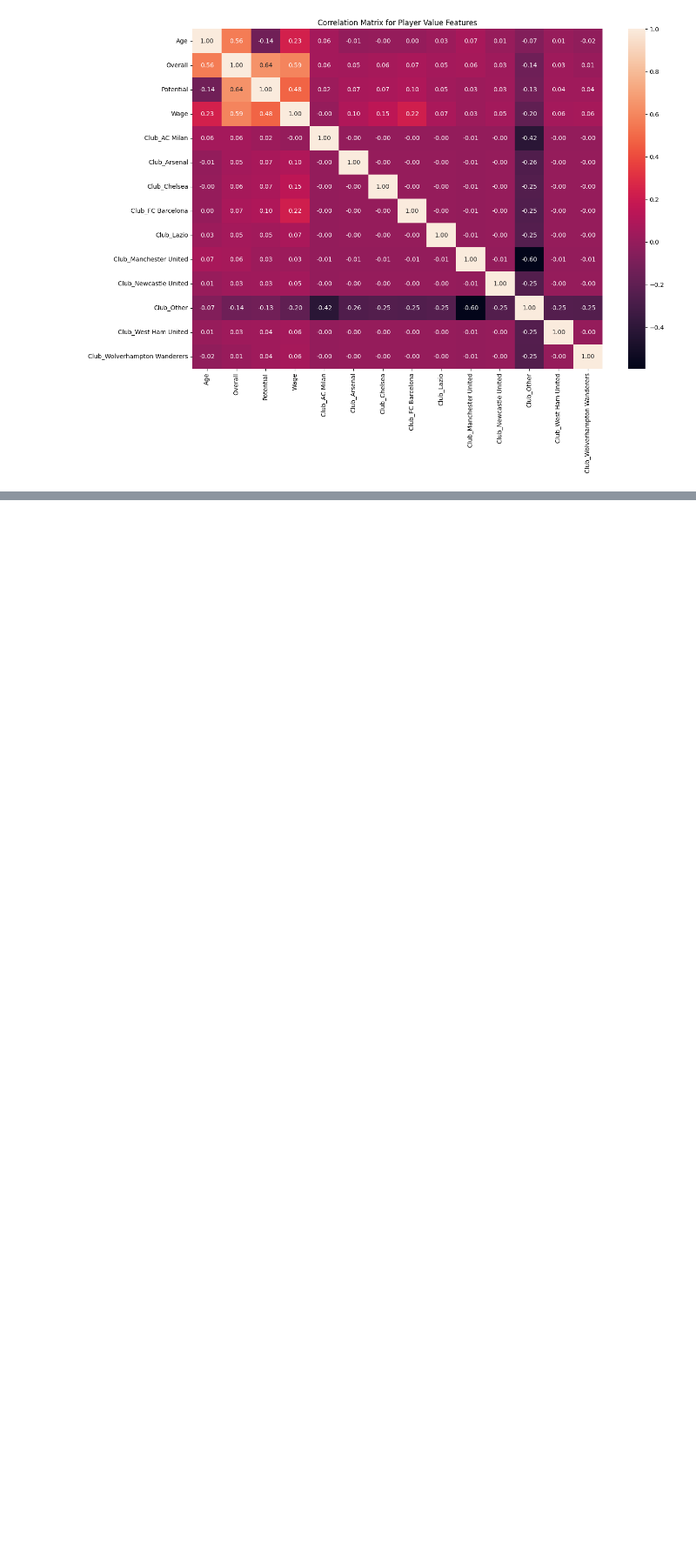
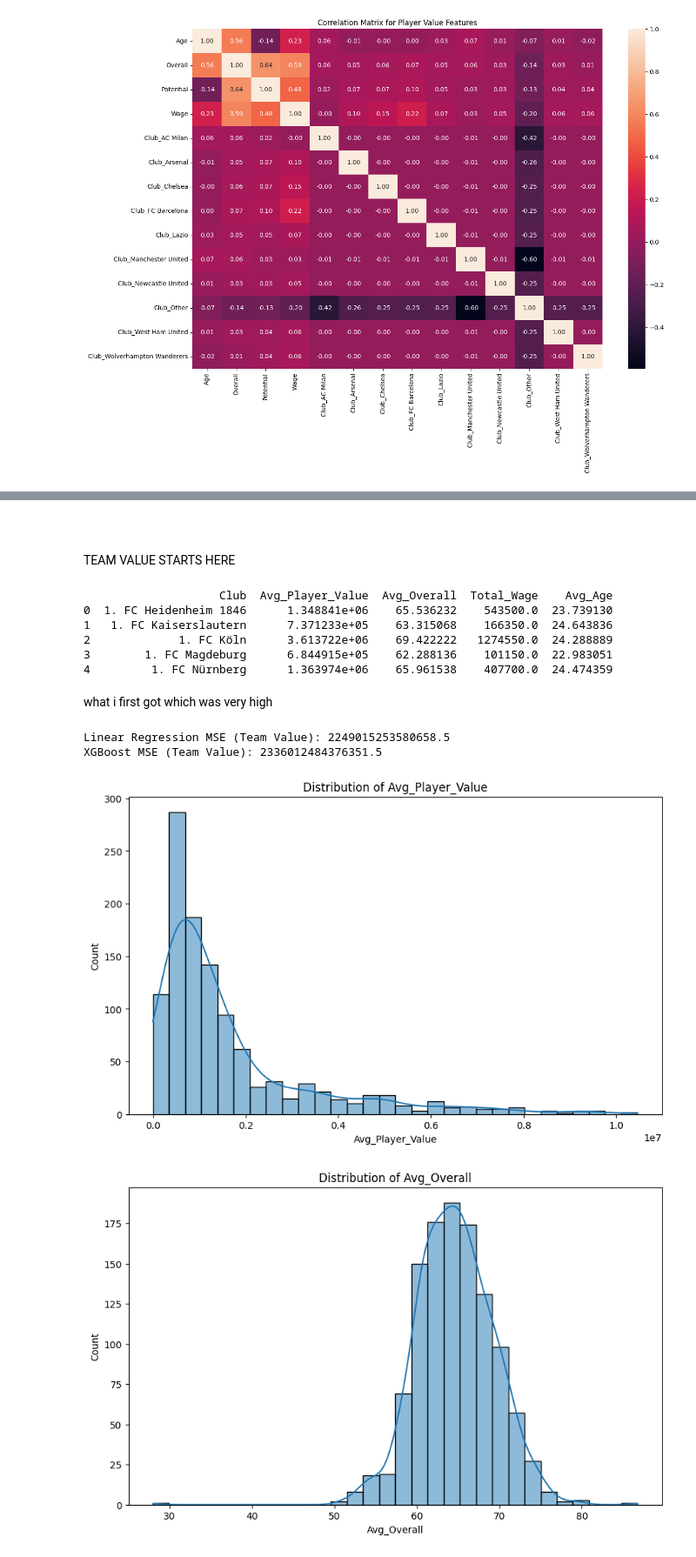
Before and after one commit to tobilobade/mlProject, a Jupyter notebook: Notebooks/EDA1.ipynb, the cells around one changed output, grey strips where cells are left out. Shown at 87% size. Drawn from its saved outputs; the diff is of its cells as text; code cells hidden in the pictures; blank space fills up the shorter version.

```diff
--- a/Notebooks/EDA1.ipynb
+++ b/Notebooks/EDA1.ipynb
@@ -181,0 +331,64 @@ plot_correlation_matrix(X_player_value, 'Correlation Matrix for Player Value Fea
+# %% [markdown]
+######
+# %% [markdown]
+TEAM VALUE STARTS HERE
+# %%
+# Aggregate data by team
+team_df = df.groupby('Club').agg({
+    'Value': 'mean',
+    'Overall': 'mean',
+    'Wage': 'sum',
+    'Age': 'mean'
+}).reset_index()
+
+# Rename columns for clarity
+team_df.rename(columns={
+    'Value': 'Avg_Player_Value',
+    'Overall': 'Avg_Overall',
+    'Wage': 'Total_Wage',
+    'Age': 'Avg_Age'
+}, inplace=True)
+
+print(team_df.head())
+# %% [output]
+                    Club  Avg_Player_Value  Avg_Overall  Total_Wage    Avg_Age
+0  1. FC Heidenheim 1846      1.348841e+06    65.536232    543500.0  23.739130
+1   1. FC Kaiserslautern      7.371233e+05    63.315068    166350.0  24.643836
+2             1. FC Köln      3.613722e+06    69.422222   1274550.0  24.288889
+3        1. FC Magdeburg      6.844915e+05    62.288136    101150.0  22.983051
+4         1. FC Nürnberg      1.363974e+06    65.961538    407700.0  24.474359
+# %% [markdown]
+what i first got which was very high
+# %%
+# Define features and target
+features_team_value = ['Avg_Player_Value', 'Avg_Overall', 'Total_Wage', 'Avg_Age']
+X_team_value = team_df[features_team_value]
+y_team_value = df.groupby('Club')['Value'].sum()
+
+# Split data
+X_train_team, X_test_team, y_train_team, y_test_team = train_test_split(X_team_value, y_team_value, test_size=0.2, random_state=42)
+
+# Linear Regression Model
+lr_team_pipeline = create_robust_pipeline(LinearRegression())
+mse_lr_team = evaluate_model(lr_team_pipeline, X_train_team, y_train_team, X_test_team, y_test_team)
+print(f"Linear Regression MSE (Team Value): {mse_lr_team}")
+
+# XGBoost Model
+xgb_team_pipeline = create_robust_pipeline(XGBRegressor(random_state=42))
+mse_xgb_team = evaluate_model(xgb_team_pipeline, X_train_team, y_train_team, X_test_team, y_test_team)
+print(f"XGBoost MSE (Team Value): {mse_xgb_team}")
+# %% [output]
+Linear Regression MSE (Team Value): 2249015253580658.5
+XGBoost MSE (Team Value): 2336012484376351.5
+# %%
+import seaborn as sns
+
+# Plot distribution of key features
+for feature in features_team_value:
+    plt.figure(figsize=(10, 6))
+    sns.histplot(team_df[feature], bins=30, kde=True)
+    plt.title(f'Distribution of {feature}')
+    plt.show()
+# %% [output]
+[figure, added]
+[figure, added]
```
Also changed, not shown: parts of 44 cells of this notebook.
